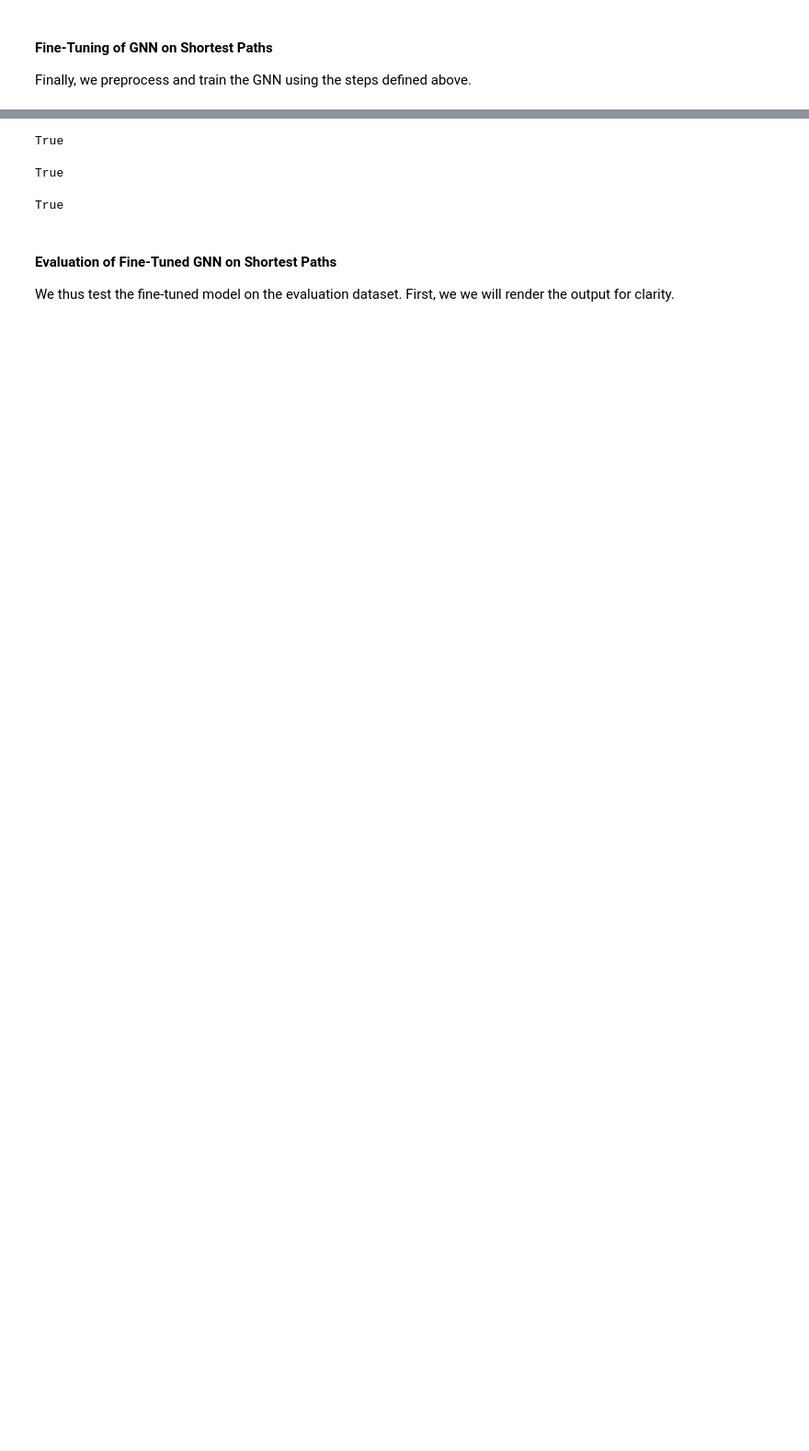
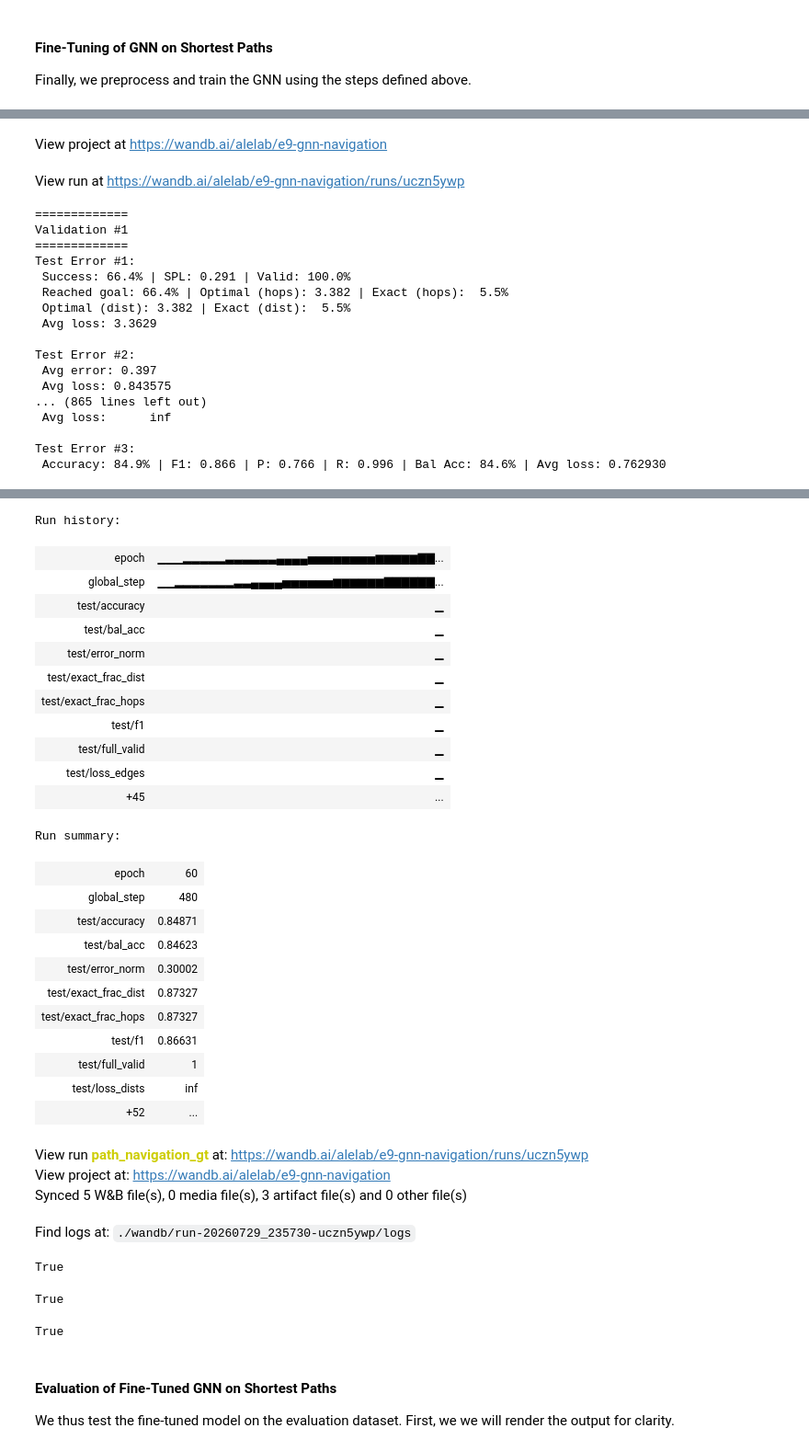
Before and after one commit to jotaporras/GREP, a Jupyter notebook: notebooks/e9_gnn_navigation.ipynb, the cells around one changed output, grey strips where cells are left out. Shown at 92% size. Cells and saved outputs as stored; diff of their text form; code cells hidden in the pictures; blank space fills up the shorter version.

```diff
--- a/notebooks/e9_gnn_navigation.ipynb
+++ b/notebooks/e9_gnn_navigation.ipynb
@@ -993,17 +1073,17 @@ if train_dists:
 # %%
 if train_dists:
-    torch.save(detector.state_dict(), '../outputs/e9_multistage_training/suite5/edge_detector.pt')
-    torch.save(detector.gnn.state_dict(), f'../outputs/e9_multistage_training/suite5/edge_detector_{model_type}.pt')
+    torch.save(detector.state_dict(), '../outputs/e9_multistage_training/suite6/edge_detector.pt')
+    torch.save(detector.gnn.state_dict(), f'../outputs/e9_multistage_training/suite6/edge_detector_{model_type}.pt')
 else:
-    detector.load_state_dict(torch.load('../outputs/e9_multistage_training/suite5/edge_detector.pt'))
-    gnn.load_state_dict(torch.load(f'../outputs/e9_multistage_training/suite5/edge_detector_{model_type}.pt'))
+    detector.load_state_dict(torch.load('../outputs/e9_multistage_training/suite6/edge_detector.pt'))
+    gnn.load_state_dict(torch.load(f'../outputs/e9_multistage_training/suite6/edge_detector_{model_type}.pt'))
 # %%
 if train_dists:
-    torch.save(spd_gnn.state_dict(), '../outputs/e9_multistage_training/suite5/spd_gnn.pt')
-    torch.save(spd_gnn.gnn.state_dict(), f'../outputs/e9_multistage_training/suite5/spd_gnn_{model_type}.pt')
+    torch.save(spd_gnn.state_dict(), '../outputs/e9_multistage_training/suite6/spd_gnn.pt')
+    torch.save(spd_gnn.gnn.state_dict(), f'../outputs/e9_multistage_training/suite6/spd_gnn_{model_type}.pt')
 else:
-    spd_gnn.load_state_dict(torch.load(f'../outputs/e9_multistage_training/suite5/spd_gnn.pt'))
-    gnn.load_state_dict(torch.load(f'../outputs/e9_multistage_training/suite5/spd_gnn_{model_type}.pt'))
+    spd_gnn.load_state_dict(torch.load(f'../outputs/e9_multistage_training/suite6/spd_gnn.pt'))
+    gnn.load_state_dict(torch.load(f'../outputs/e9_multistage_training/suite6/spd_gnn_{model_type}.pt'))
 # %% [markdown]
 #### Evaluation of Pre-Trained GNN on Edge Incidence and Shortest-Paths Distance Estimation
 # %% [markdown]
@@ -1242,7 +1322,7 @@ epochs = nav_cfg['epochs']
 es_patience = nav_cfg['es_patience']
 batch_prop = nav_cfg['batch_prop']
 detour_bce = nav_cfg['detour_bce']
-train_paths = False
+train_paths = True
 
 
 # ---------------------------------------------------------------------------------------
@@ -1651,7 +1731,7 @@ def train_loop_paths(train_dataloader, val_dataloader, test_dataloader, model,
                 }
                 loss['dists'] = loss_fn['dists'](preds['dists'], graph.dist)
                 loss['edges'] = loss_fn['edges'](preds['edges'], graph.edges_y)
-                total = total + (loss['dists'] / 100) + (loss['edges'] * 100)
+                total = total + (1e-4 * loss['dists']) + (loss['edges'])
 
             # Backpropagation.
             (total / batch_size).backward()
@@ -1728,3 +1808,4 @@ if train_paths:
                      loss_fn, optimizer, scheduler, batch_size=batch_size, epochs=epochs)
     del optimizer, scheduler
     gc.collect()
+# %% [output]
@@ -1730,0 +1816,19 @@ if train_paths:
+View project at https://wandb.ai/alelab/e9-gnn-navigation
+View run at https://wandb.ai/alelab/e9-gnn-navigation/runs/uczn5ywp
+=============
+Validation #1
+=============
+Test Error #1:
+ Success: 66.4% | SPL: 0.291 | Valid: 100.0%
+ Reached goal: 66.4% | Optimal (hops): 3.382 | Exact (hops):  5.5%
+ Optimal (dist): 3.382 | Exact (dist):  5.5%
+ Avg loss: 3.3629
+
+Test Error #2:
+ Avg error: 0.397
+ Avg loss: 0.843575
+... (865 lines left out)
+ Avg loss:      inf
+
+Test Error #3:
+ Accuracy: 84.9% | F1: 0.866 | P: 0.766 | R: 0.996 | Bal Acc: 84.6% | Avg loss: 0.762930
@@ -1731,2 +1836,30 @@ if train_paths:
+Run history:
+| epoch | ▁▁▁▂▂▂▂▂▃▃▃▃▃▃▄▄▄▄▅▅▅▅▅▅▅▅▆▆▆▆▆▇▇... |
+| global_step | ▁▁▂▂▂▂▂▂▂▃▃▄▄▄▄▅▅▅▅▅▅▆▆▆▆▆▆▇▇▇▇▇▇... |
+| test/accuracy | ▁ |
+| test/bal_acc | ▁ |
+| test/error_norm | ▁ |
+| test/exact_frac_dist | ▁ |
+| test/exact_frac_hops | ▁ |
+| test/f1 | ▁ |
+| test/full_valid | ▁ |
+| test/loss_edges | ▁ |
+| +45 | ... |
+Run summary:
+| epoch | 60 |
+| global_step | 480 |
+| test/accuracy | 0.84871 |
+| test/bal_acc | 0.84623 |
+| test/error_norm | 0.30002 |
+| test/exact_frac_dist | 0.87327 |
+| test/exact_frac_hops | 0.87327 |
+| test/f1 | 0.86631 |
+| test/full_valid | 1 |
+| test/loss_dists | inf |
+| +52 | ... |
+View run path_navigation_gt at: https://wandb.ai/alelab/e9-gnn-navigation/runs/uczn5ywp
+View project at: https://wandb.ai/alelab/e9-gnn-navigation
+Synced 5 W&B file(s), 0 media file(s), 3 artifact file(s) and 0 other file(s)
+Find logs at: ./wandb/run-20260729_235730-uczn5ywp/logs
 # %%
 if train_paths:
```
Also changed, not shown: parts of 28 cells of this notebook.
